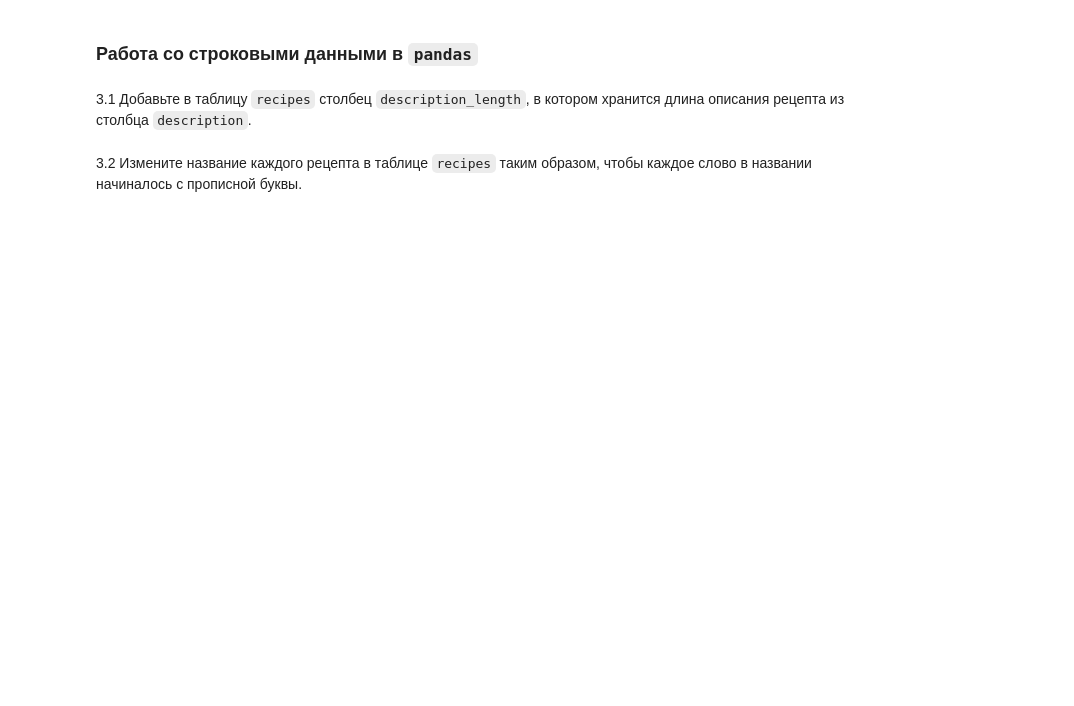
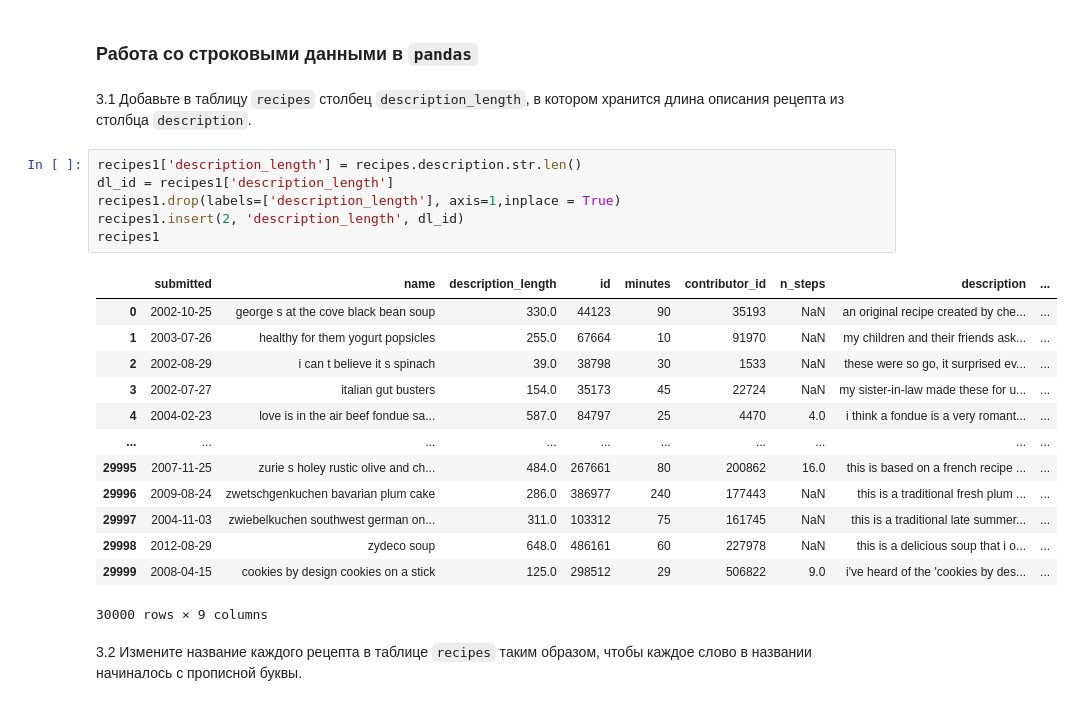
Before and after one commit to ms236566/-, a Jupyter notebook: Лабраб_02_pandas_МосквичеваОВ_ДПИ23_1.ipynb, the cells around one changed output. Drawn from its saved outputs; the diff is of its cells as text; blank space fills up the shorter version.

```diff
--- a/Лабраб_02_pandas_МосквичеваОВ_ДПИ23_1.ipynb
+++ b/Лабраб_02_pandas_МосквичеваОВ_ДПИ23_1.ipynb
@@ -333,5 +331,25 @@ recipes1[recipes1.submitted.dt.year < 2010]
 ### Работа со строковыми данными в `pandas`
 # %% [markdown]
 3.1  Добавьте в таблицу `recipes` столбец `description_length`, в котором хранится длина описания рецепта из столбца `description`.
+# %%
+recipes1['description_length'] = recipes.description.str.len()
+dl_id = recipes1['description_length']
+recipes1.drop(labels=['description_length'], axis=1,inplace = True)
+recipes1.insert(2, 'description_length', dl_id)
+recipes1
+# %% [output]
+|  | submitted | name | description_length | id | minutes | contributor_id | n_steps | description | ... |
+| 0 | 2002-10-25 | george s at the cove black bean soup | 330.0 | 44123 | 90 | 35193 | NaN | an original recipe created by che... | ... |
+| 1 | 2003-07-26 | healthy for them yogurt popsicles | 255.0 | 67664 | 10 | 91970 | NaN | my children and their friends ask... | ... |
+| 2 | 2002-08-29 | i can t believe it s spinach | 39.0 | 38798 | 30 | 1533 | NaN | these were so go, it surprised ev... | ... |
+| 3 | 2002-07-27 | italian gut busters | 154.0 | 35173 | 45 | 22724 | NaN | my sister-in-law made these for u... | ... |
+| 4 | 2004-02-23 | love is in the air beef fondue sa... | 587.0 | 84797 | 25 | 4470 | 4.0 | i think a fondue is a very romant... | ... |
+| ... | ... | ... | ... | ... | ... | ... | ... | ... | ... |
+| 29995 | 2007-11-25 | zurie s holey rustic olive and ch... | 484.0 | 267661 | 80 | 200862 | 16.0 | this is based on a french recipe ... | ... |
+| 29996 | 2009-08-24 | zwetschgenkuchen bavarian plum cake | 286.0 | 386977 | 240 | 177443 | NaN | this is a traditional fresh plum ... | ... |
+| 29997 | 2004-11-03 | zwiebelkuchen southwest german on... | 311.0 | 103312 | 75 | 161745 | NaN | this is a traditional late summer... | ... |
+| 29998 | 2012-08-29 | zydeco soup | 648.0 | 486161 | 60 | 227978 | NaN | this is a delicious soup that i o... | ... |
+| 29999 | 2008-04-15 | cookies by design cookies on a stick | 125.0 | 298512 | 29 | 506822 | 9.0 | i've heard of the 'cookies by des... | ... |
+30000 rows × 9 columns
 # %% [markdown]
 3.2 Измените название каждого рецепта в таблице `recipes` таким образом, чтобы каждое слово в названии начиналось с прописной буквы.
```
Also changed, not shown: parts of 6 cells of this notebook.
